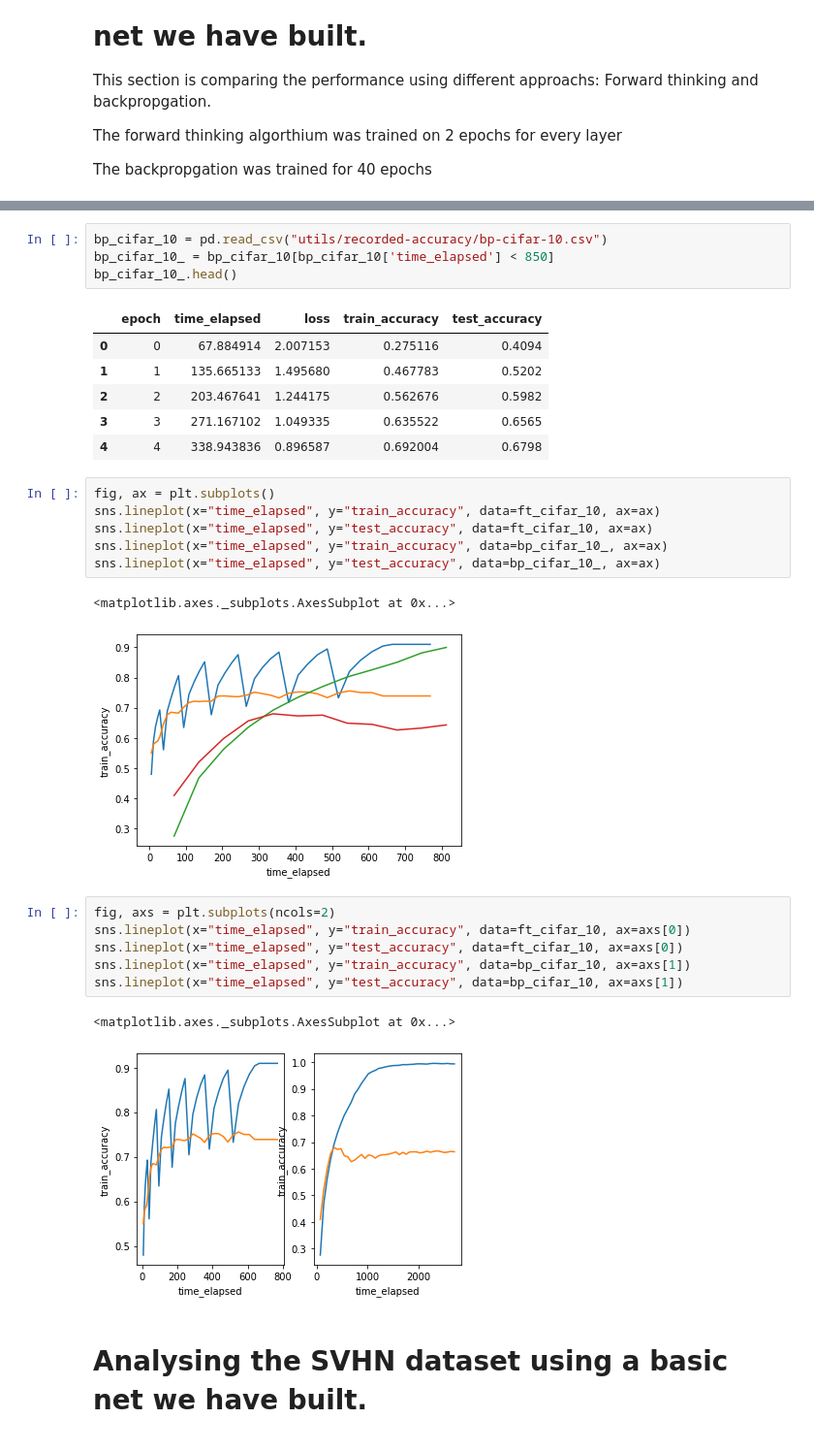
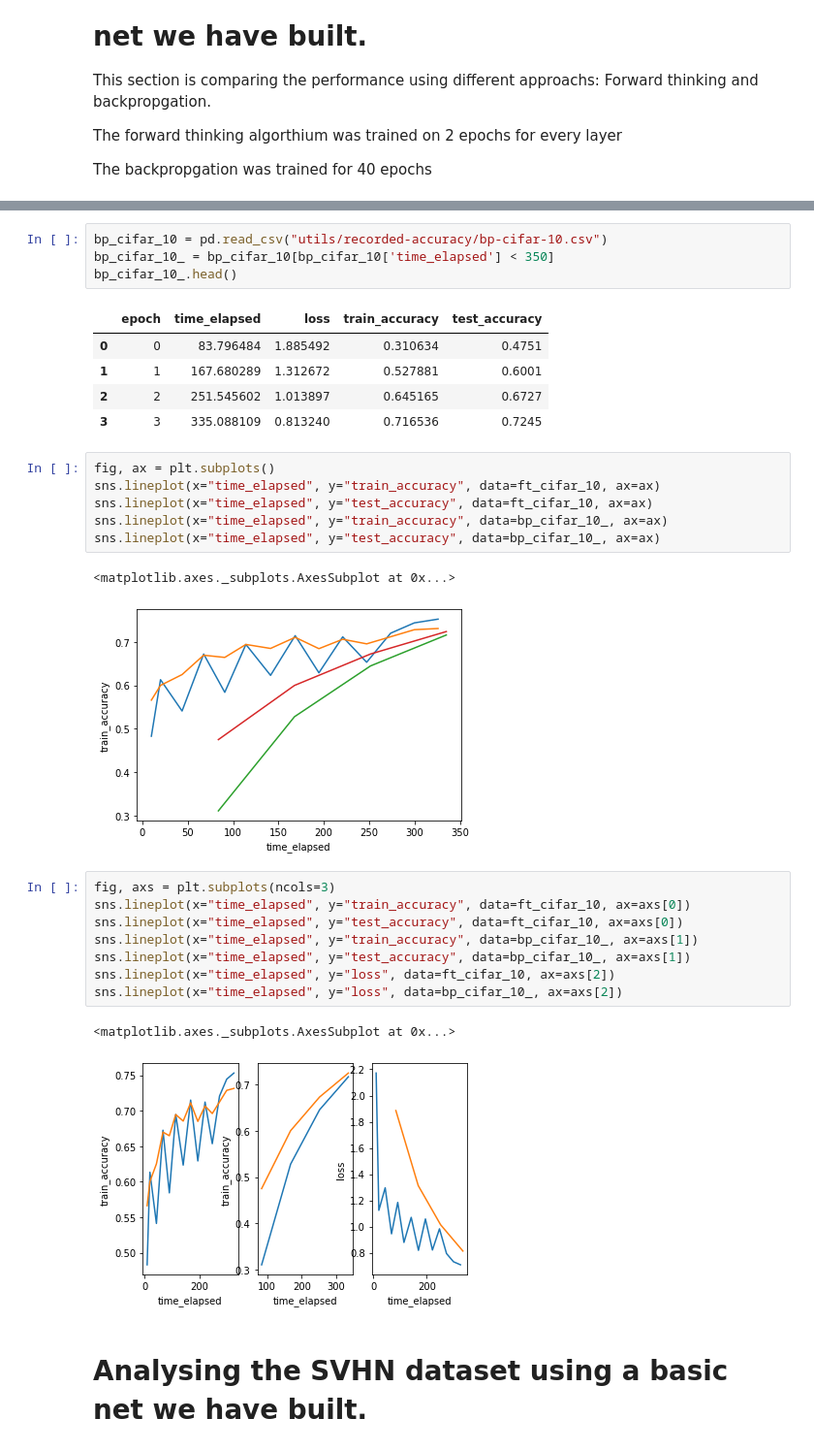
Before and after one commit to runnily/forward-thinking, a Jupyter notebook: forward_thinking_results.ipynb, the cells around one changed output, grey strips where cells are left out. Shown: that part at 97% size. Cells and saved outputs as stored; diff of their text form.

```diff
--- a/forward_thinking_results.ipynb
+++ b/forward_thinking_results.ipynb
@@ -31,14 +32,13 @@ ft_cifar_10.head()
 # %%
 bp_cifar_10 = pd.read_csv("utils/recorded-accuracy/bp-cifar-10.csv")
-bp_cifar_10_ = bp_cifar_10[bp_cifar_10['time_elapsed'] < 850]
+bp_cifar_10_ = bp_cifar_10[bp_cifar_10['time_elapsed'] < 350]
 bp_cifar_10_.head()
 # %% [output]
 |  | epoch | time_elapsed | loss | train_accuracy | test_accuracy |
-| 0 | 0 | 67.884914 | 2.007153 | 0.275116 | 0.4094 |
-| 1 | 1 | 135.665133 | 1.495680 | 0.467783 | 0.5202 |
-| 2 | 2 | 203.467641 | 1.244175 | 0.562676 | 0.5982 |
-| 3 | 3 | 271.167102 | 1.049335 | 0.635522 | 0.6565 |
-| 4 | 4 | 338.943836 | 0.896587 | 0.692004 | 0.6798 |
+| 0 | 0 | 83.796484 | 1.885492 | 0.310634 | 0.4751 |
+| 1 | 1 | 167.680289 | 1.312672 | 0.527881 | 0.6001 |
+| 2 | 2 | 251.545602 | 1.013897 | 0.645165 | 0.6727 |
+| 3 | 3 | 335.088109 | 0.813240 | 0.716536 | 0.7245 |
 # %%
 fig, ax = plt.subplots()
 sns.lineplot(x="time_elapsed", y="train_accuracy", data=ft_cifar_10, ax=ax)
@@ -47,16 +47,18 @@ sns.lineplot(x="time_elapsed", y="train_accuracy", data=bp_cifar_10_, ax=ax)
 sns.lineplot(x="time_elapsed", y="test_accuracy", data=bp_cifar_10_, ax=ax)
 # %% [output]
 <matplotlib.axes._subplots.AxesSubplot at 0x...>
-[figure, old version]
+[figure, new version]
 # %%
-fig, axs = plt.subplots(ncols=2)
+fig, axs = plt.subplots(ncols=3)
 sns.lineplot(x="time_elapsed", y="train_accuracy", data=ft_cifar_10, ax=axs[0])
 sns.lineplot(x="time_elapsed", y="test_accuracy", data=ft_cifar_10, ax=axs[0])
-sns.lineplot(x="time_elapsed", y="train_accuracy", data=bp_cifar_10, ax=axs[1])
-sns.lineplot(x="time_elapsed", y="test_accuracy", data=bp_cifar_10, ax=axs[1])
+sns.lineplot(x="time_elapsed", y="train_accuracy", data=bp_cifar_10_, ax=axs[1])
+sns.lineplot(x="time_elapsed", y="test_accuracy", data=bp_cifar_10_, ax=axs[1])
+sns.lineplot(x="time_elapsed", y="loss", data=ft_cifar_10, ax=axs[2])
+sns.lineplot(x="time_elapsed", y="loss", data=bp_cifar_10_, ax=axs[2])
 # %% [output]
 <matplotlib.axes._subplots.AxesSubplot at 0x...>
-[figure, old version]
+[figure, new version]
 # %% [markdown]
 # Analysing the SVHN dataset using a basic net we have built.
 # %% [markdown]
```
Also changed, not shown: parts of 8 cells of this notebook.
